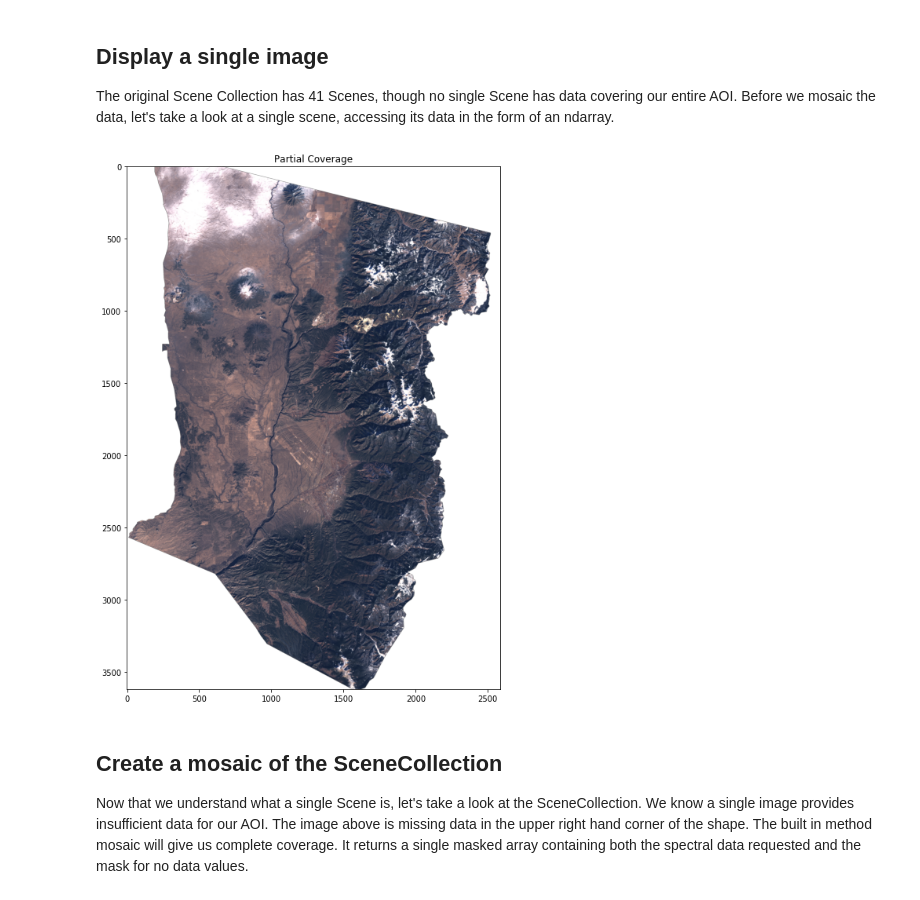
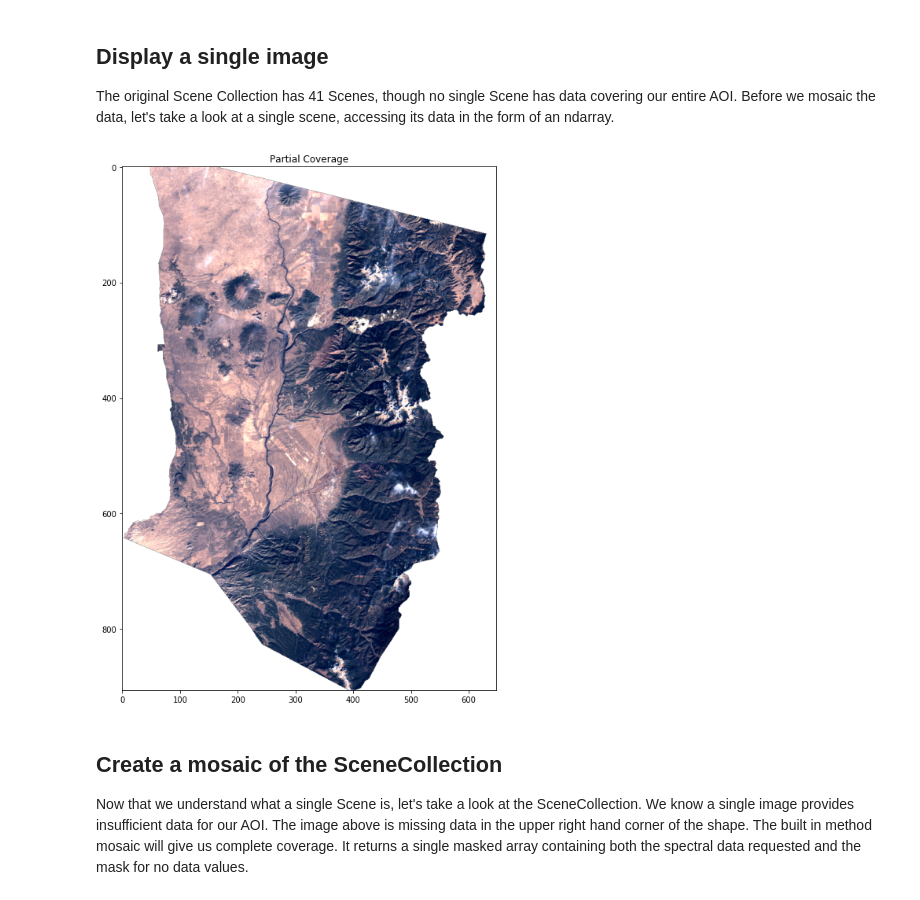
Before and after one commit to karla-descartes/tutorials, a Jupyter notebook: getting_started.ipynb, the cells around one changed output. Cells and saved outputs as stored; diff of their text form; code cells hidden in the pictures.

```diff
--- a/getting_started.ipynb
+++ b/getting_started.ipynb
@@ -71,11 +70,11 @@ bands = dl.metadata.bands('landsat:LC08:PRE:TOAR')
 There are two ways to search for and obtain data: the Scenes API, or a combination of the Metadata API and Raster APIs. The Scenes API handles the details of scaling, clipping, resolution, coordinate systems, and no data values through a paradigm we call a GeospatialContext, while the latter requires more knowledge of the imagery you are requesting. We will focus on the Scenes API for the remainder of this tutorial.
 # %%
 # Create a SceneCollection matching our search criteria and view its summary
-scenes = scn.search(shape['geometry'],
+scenes, ctx = dl.scenes.search(shape['geometry'],
                     products="landsat:LC08:01:RT:TOAR",
                     start_datetime="2017-11-01",
-                    end_datetime="2018-05-01",
-                    cloud_fraction=0.7,
+                    end_datetime="2018-07-01",
+#                     cloud_fraction=0.7,
                     limit=500
                    )
 scenes
@@ -107,6 +104,6 @@ AOI(geometry=<shapely...0756ec10>,
 # %%
 # Create a copy of the original context, and set the resolution to 30m.
-highres_context = context.assign(resolution=30)
+highres_context = ctx.assign(resolution=120)
 # %% [markdown]
 The Scenes API uses Shapely under the hood. This means you have accesss to all the Shapely functionality such as plotting the geometry.
 # %%
@@ -120,15 +117,15 @@ context.geometry
 The original Scene Collection has 41 Scenes, though no single Scene has data covering our entire AOI. Before we mosaic the data, let's take a look at a single scene, accessing its data in the form of an ndarray.
 # %%
 # Pick a Scene that has more than a sliver of data within our AOI.
-scene = scenes[11]
+scene = scenes[16]
 # %%
 # A Scene or SceneCollection only contains the Metadata for the imagery
 # We have to use another method to get the data back, in this case, the ndarray method
 # Note that we are passing in the high resolution GeospatialContext
-arr = scene.ndarray(highres_context, "red green blue")
-scn.display(arr, title="Partial Coverage")
+arr = scene.ndarray("red green blue", highres_context)
+dl.scenes.display(arr, title="Partial Coverage")
 # %% [output]
-[figure, old version]
+[figure, new version]
 # %% [markdown]
 ## Create a mosaic of the SceneCollection
 
```
Also changed, not shown: parts of 10 cells of this notebook, 1 other file.
